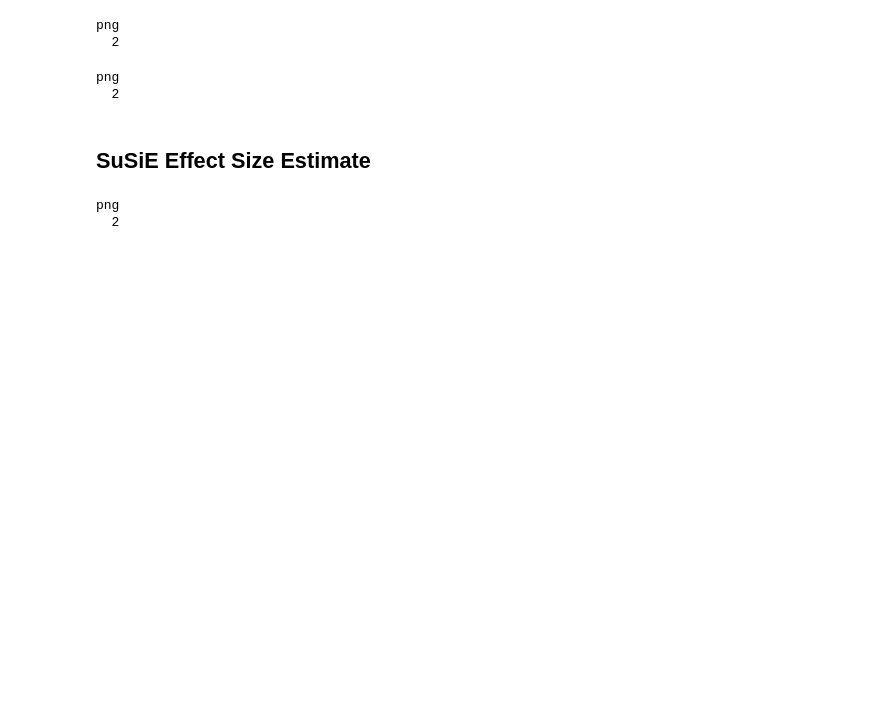
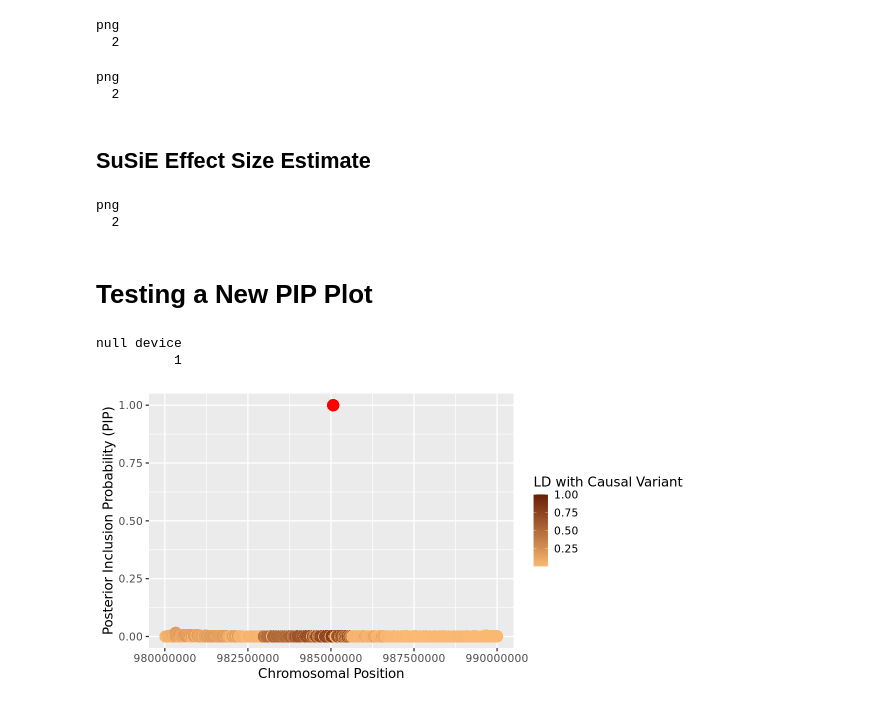
Before and after one commit to CAST-genomics/haptools, a Jupyter notebook: workflow/notebooks/run_finemap-susie.ipynb, the cells around one changed output. Drawn from its saved outputs; the diff is of its cells as text; code cells hidden in the pictures; blank space fills up the shorter version.

Commit message:
test out new PIP plots in jupyter

```diff
--- a/workflow/notebooks/run_finemap-susie.ipynb
+++ b/workflow/notebooks/run_finemap-susie.ipynb
@@ -13,10 +19,9 @@ dir.create(out, showWarnings = FALSE)
 # import genotype matrices as proper matrices
 gt = read.csv(gt, sep="\t", header=T)
 phen = read.csv(phen, sep="\t", header=T)
-# the number of samples and the number of variants:
-n = nrow(gt)
-p = ncol(gt)
 # create matrices without unecessary columns
 X = as.matrix(gt[,-1])
 storage.mode(X) = 'double'
 y = as.matrix(phen[,ncol(phen)])
+# what is the column name of the causal variant?
+causal_variant = colnames(phen)[2]
@@ -69,6 +104,13 @@ A data.frame: 6 × 11
 # %%
 snp = finemap$snp
-pip = snp[order(as.numeric(snp$snp)),]$snp_prob
+snp$snp = as.numeric(snp$snp)
+snp = snp[order(snp$snp),]
+# snp$b = as.character(b)
+# snp$pos = as.integer(sub("X(\\S+)\\.", "\\1", colnames(X)))
+pip = snp$snp_prob
+# b_colors = c(`0`='black', `1`='red')
+# snp$ld_causal = (as.vector(cor(X[,causal_variant], X))^2)^(2.5)
+# plot(snp$pos, snp$ld_causal)
 # %%
 pdf(paste0(out,'/finemap.pdf'), width =5, height = 5, pointsize=16)
 susieR::susie_plot(pip, y='PIP', b=b, main = 'Bayesian sparse regression')
@@ -104,3 +147,9 @@ png
   2
 # %%
 display_pdf(file=paste0(out,'/susie_eff.pdf'))
+# %% [markdown]
+# Testing a New PIP Plot
+# %%
+finemap_results = finemap
+X = as.matrix(gt[,-1])
+storage.mode(X) = 'double'
@@ -106,0 +207,8 @@ display_pdf(file=paste0(out,'/susie_eff.pdf'))
+# %%
+pip_plot(finemap_pip, X, b)
+dev.off()
+ggsave(paste0(out,'/finemap_improved.pdf'), width=10, height=5, device='pdf')
+# %% [output]
+null device
+          1
+[figure, added]
```
Also changed, not shown: parts of 10 cells of this notebook.
